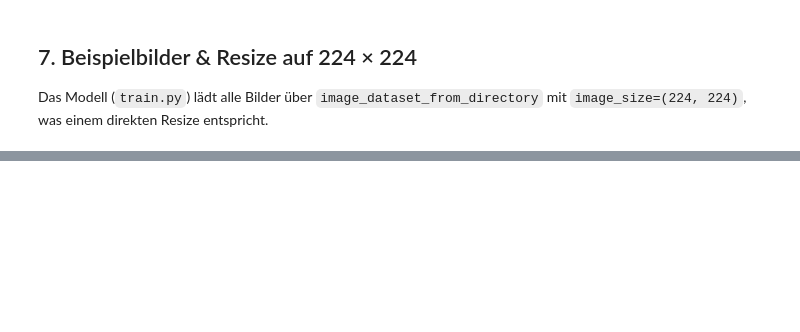
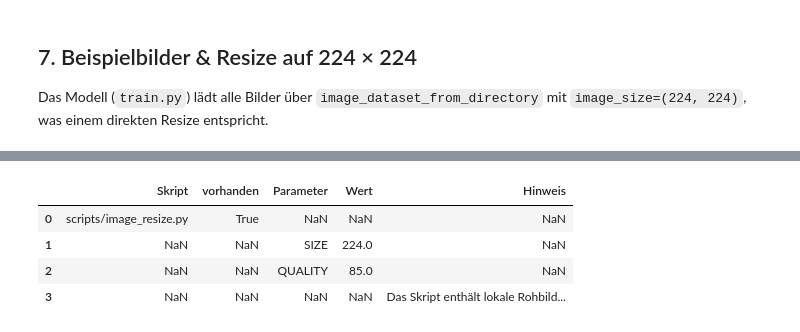
Before and after one commit to Timbakimbo/Food_Freshness_Categorizer, a Jupyter notebook: notebooks/01_data_exploration_and_preprocessing.ipynb, the cells around one changed output, grey strips where cells are left out. Saved outputs shown, nothing was run; the diff lists cells and outputs as text; code cells hidden in the pictures; blank space fills up the shorter version.

Commit message:
Update notebooks 01 (data exploration) and 02 (training)

```diff
--- a/notebooks/01_data_exploration_and_preprocessing.ipynb
+++ b/notebooks/01_data_exploration_and_preprocessing.ipynb
@@ -22,7 +22,6 @@ import json
 import math
 import hashlib
 import re
-import shutil
 from collections import defaultdict
 
 import numpy as np
@@ -36,16 +35,20 @@ try:
 except ImportError:
     pass
 
-import os
-os.chdir("..")
+def find_project_root(start=Path.cwd()):
+    for path in [start, *start.parents]:
+        if (path / "pyproject.toml").exists() and (path / "src").exists():
+            return path
+    raise RuntimeError("Projekt-Root nicht gefunden.")
 
-PROJECT_ROOT = Path.cwd()
+PROJECT_ROOT = find_project_root()
 DATA_DIR     = PROJECT_ROOT / "data"
 TRAIN_DIR    = DATA_DIR / "train"
 VAL_DIR      = DATA_DIR / "val"
 REPORTS_DIR  = PROJECT_ROOT / "reports"
 MODELS_DIR   = PROJECT_ROOT / "models"
 FINAL_MODEL  = MODELS_DIR / "freshify_baseline_with_new_raw.keras"
+IMAGE_RESIZE_SCRIPT = PROJECT_ROOT / "scripts" / "image_resize.py"
 
 IMAGE_EXTENSIONS = {".jpg", ".jpeg", ".png", ".bmp", ".webp", ".heic"}
 CATEGORIES = ["banane", "erdbeere", "gurke", "orange", "paprika", "zitrone"]
@@ -381,0 +468,13 @@ Kopiert (kein Move) vorsortierte Bilder nach `data/train/edible/` mit fortlaufen
+# %%
+pd.DataFrame([
+    {"Skript": "scripts/image_resize.py", "vorhanden": IMAGE_RESIZE_SCRIPT.exists()},
+    {"Parameter": "SIZE", "Wert": 224},
+    {"Parameter": "QUALITY", "Wert": 85},
+    {"Hinweis": "Das Skript enthält lokale Rohbild-Pfade und sollte nicht ungeprüft aus dem Notebook heraus ausgeführt werden."},
+])
+# %% [output]
+|  | Skript | vorhanden | Parameter | Wert | Hinweis |
+| 0 | scripts/image_resize.py | True | NaN | NaN | NaN |
+| 1 | NaN | NaN | SIZE | 224.0 | NaN |
+| 2 | NaN | NaN | QUALITY | 85.0 | NaN |
+| 3 | NaN | NaN | NaN | NaN | Das Skript enthält lokale Rohbild... |
```
Also changed, not shown: parts of 22 cells of this notebook, 1 other file.
